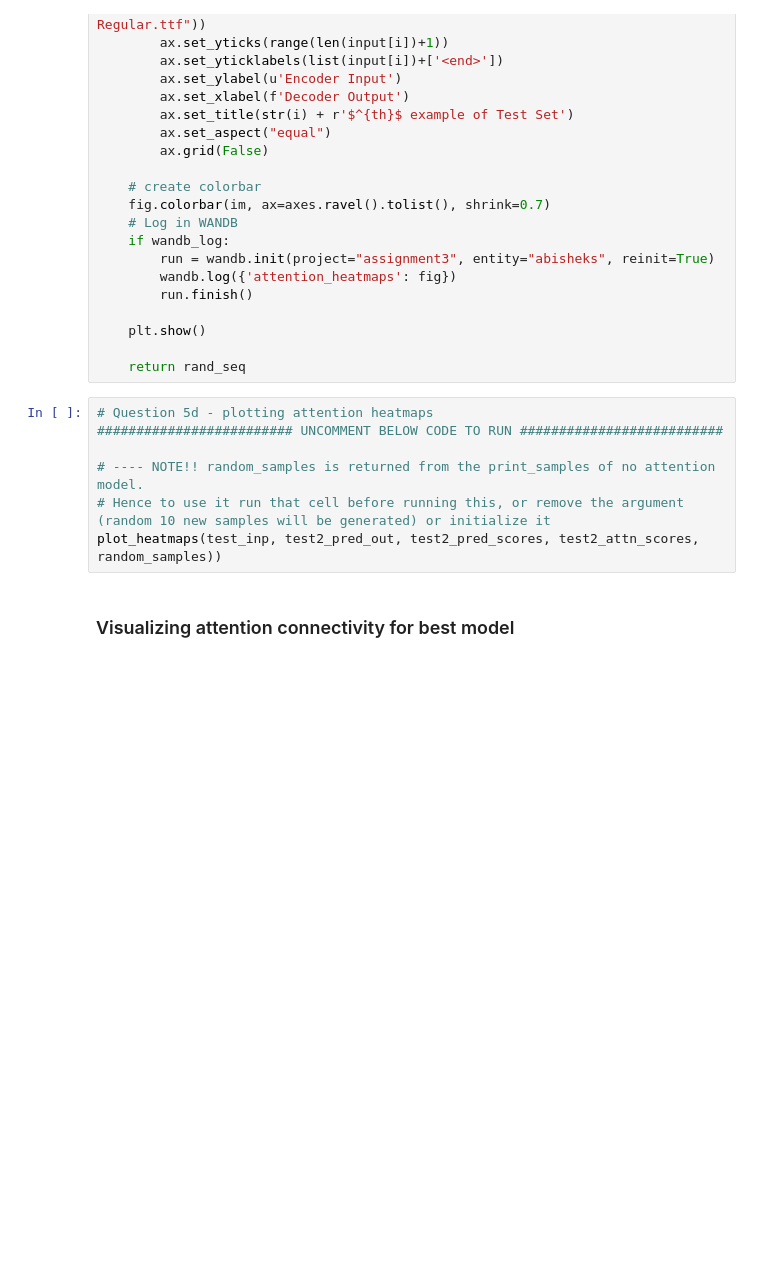
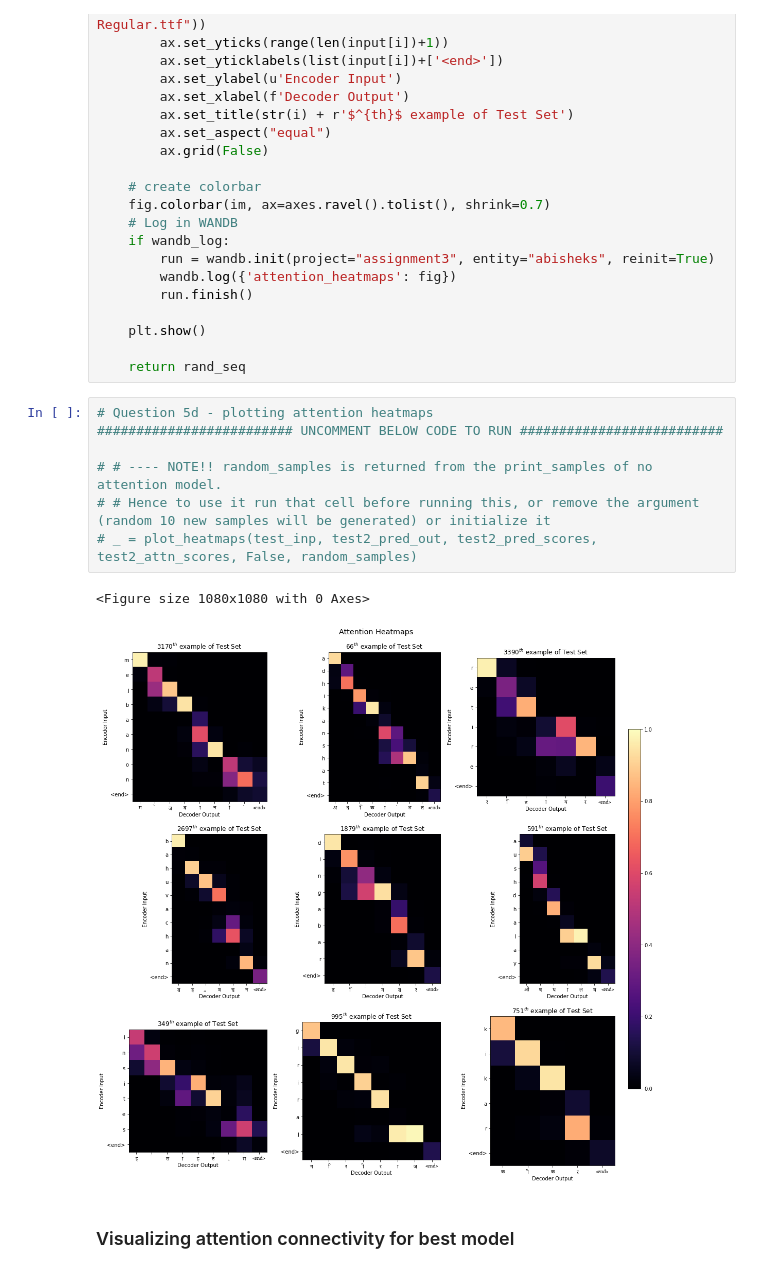
Before and after one commit to abisubramanya27/CS6910_Assignment3, a Jupyter notebook: src/Assignment3.ipynb, the cells around one changed output. Drawn from its saved outputs; the diff is of its cells as text; blank space fills up the shorter version.

```diff
--- a/src/Assignment3.ipynb
+++ b/src/Assignment3.ipynb
@@ -1362,10 +1424,13 @@ def plot_heatmaps(input, pred_out, pred_scores, attn_scores, wandb_log=False, ra
 # %%
 # Question 5d - plotting attention heatmaps
 ######################### UNCOMMENT BELOW CODE TO RUN ##########################
 
-# ---- NOTE!! random_samples is returned from the print_samples of no attention model.
-# Hence to use it run that cell before running this, or remove the argument (random 10 new samples will be generated) or initialize it
-plot_heatmaps(test_inp, test2_pred_out, test2_pred_scores, test2_attn_scores, random_samples))
+# # ---- NOTE!! random_samples is returned from the print_samples of no attention model.
+# # Hence to use it run that cell before running this, or remove the argument (random 10 new samples will be generated) or initialize it
+# _ = plot_heatmaps(test_inp, test2_pred_out, test2_pred_scores, test2_attn_scores, False, random_samples)
+# %% [output]
+<Figure size 1080x1080 with 0 Axes>
+[figure, added]
 # %% [markdown]
 ### Visualizing attention connectivity for best model
 # %%
```
Also changed, not shown: parts of 16 cells of this notebook.
